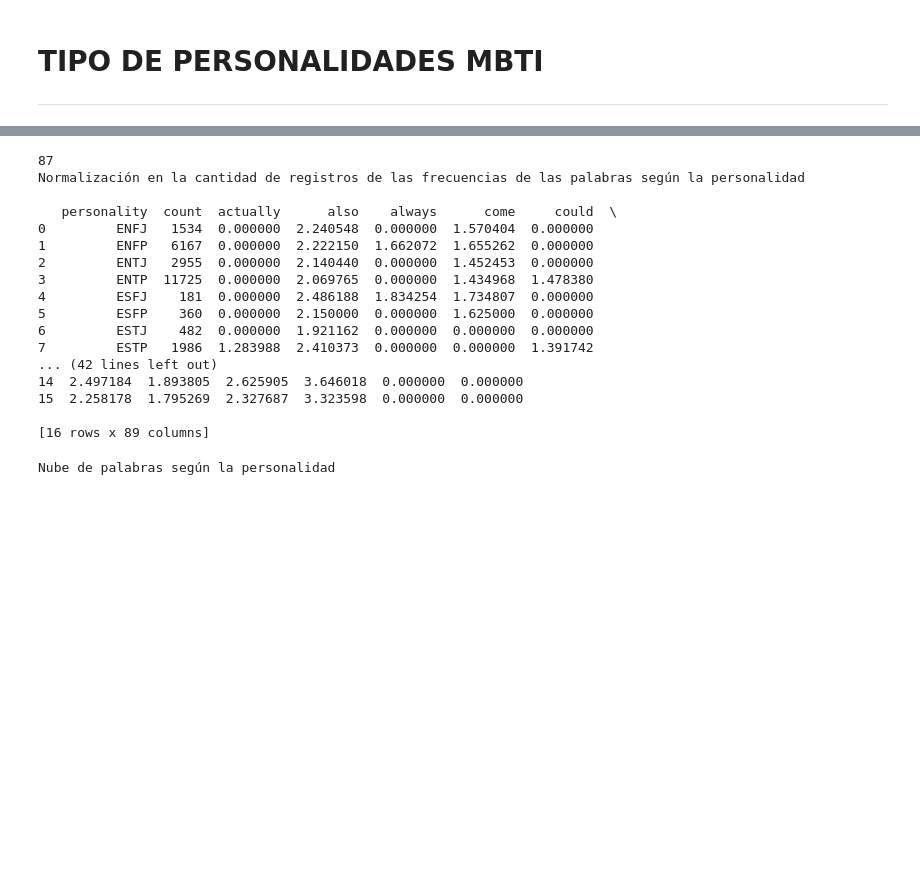
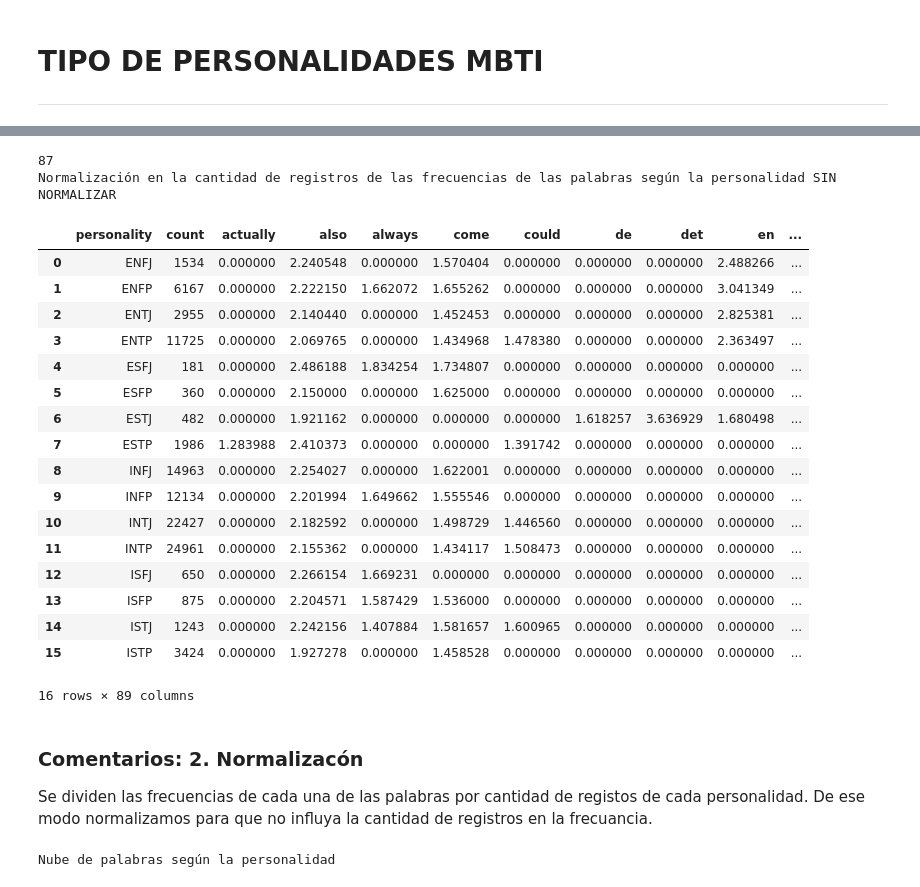
Before and after one commit to Carolina-Bolatti/Pro.Fin.-Proces.Datos, a Jupyter notebook: src/CarolinaBolatti_MBTI.ipynb, the cells around one changed output, grey strips where cells are left out. Cells and saved outputs as stored; diff of their text form; code cells hidden in the pictures; blank space fills up the shorter version.

Commit message:
Preprocesamiento Comentarios y Conclusion

```diff
--- a/src/CarolinaBolatti_MBTI.ipynb
+++ b/src/CarolinaBolatti_MBTI.ipynb
@@ -41,32 +102,38 @@ Dataset MBTI preprocesado de tipo de presonalidades
 # %%
 # normalizacion
 palabras = ['actually','also','always','come','could','de','det','en','enfj','enfp','entj','entp','er','esfj','esfp','estj','estp','even','fe','feel','fi','find','friend','function','german','germany','get','give','go','good','help','ikke','infj','infp','interest','intj','intp','isfj','isfp','istj','istp','jeg','know','life','like','lol','look','lot','love','make','mean','much','need','og','one','people','person','pretty','really','right','say','se','see','seem','si','someone','something','still','take','talk','thank','thing','think','though','til','time','try','type','u','use','want','way','well','work','would','yeah','year']
 print(len(palabras))
 mbti = pd.read_csv('/content/drive/MyDrive/Colab Notebooks/MBTI500.data.enriched.txt', sep='\t')
 for palabra in palabras:
   mbti[palabra] = mbti[palabra] / mbti['count']
 
-print("Normalización en la cantidad de registros de las frecuencias de las palabras según la personalidad")
+print("Normalización en la cantidad de registros de las frecuencias de las palabras según la personalidad SIN NORMALIZAR")
 print()
-print(mbti)
+mbti
 # %% [output]
 87
-Normalización en la cantidad de registros de las frecuencias de las palabras según la personalidad
-
-   personality  count  actually      also    always      come     could  \
-0         ENFJ   1534  0.000000  2.240548  0.000000  1.570404  0.000000
-1         ENFP   6167  0.000000  2.222150  1.662072  1.655262  0.000000
-2         ENTJ   2955  0.000000  2.140440  0.000000  1.452453  0.000000
-3         ENTP  11725  0.000000  2.069765  0.000000  1.434968  1.478380
-4         ESFJ    181  0.000000  2.486188  1.834254  1.734807  0.000000
-5         ESFP    360  0.000000  2.150000  0.000000  1.625000  0.000000
-6         ESTJ    482  0.000000  1.921162  0.000000  0.000000  0.000000
-7         ESTP   1986  1.283988  2.410373  0.000000  0.000000  1.391742
-... (42 lines left out)
-14  2.497184  1.893805  2.625905  3.646018  0.000000  0.000000
-15  2.258178  1.795269  2.327687  3.323598  0.000000  0.000000
-
-[16 rows x 89 columns]
+Normalización en la cantidad de registros de las frecuencias de las palabras según la personalidad SIN NORMALIZAR
+|  | personality | count | actually | also | always | come | could | de | det | en | ... |
+| 0 | ENFJ | 1534 | 0.000000 | 2.240548 | 0.000000 | 1.570404 | 0.000000 | 0.000000 | 0.000000 | 2.488266 | ... |
+| 1 | ENFP | 6167 | 0.000000 | 2.222150 | 1.662072 | 1.655262 | 0.000000 | 0.000000 | 0.000000 | 3.041349 | ... |
+| 2 | ENTJ | 2955 | 0.000000 | 2.140440 | 0.000000 | 1.452453 | 0.000000 | 0.000000 | 0.000000 | 2.825381 | ... |
+| 3 | ENTP | 11725 | 0.000000 | 2.069765 | 0.000000 | 1.434968 | 1.478380 | 0.000000 | 0.000000 | 2.363497 | ... |
+| 4 | ESFJ | 181 | 0.000000 | 2.486188 | 1.834254 | 1.734807 | 0.000000 | 0.000000 | 0.000000 | 0.000000 | ... |
+| 5 | ESFP | 360 | 0.000000 | 2.150000 | 0.000000 | 1.625000 | 0.000000 | 0.000000 | 0.000000 | 0.000000 | ... |
+| 6 | ESTJ | 482 | 0.000000 | 1.921162 | 0.000000 | 0.000000 | 0.000000 | 1.618257 | 3.636929 | 1.680498 | ... |
+| 7 | ESTP | 1986 | 1.283988 | 2.410373 | 0.000000 | 0.000000 | 1.391742 | 0.000000 | 0.000000 | 0.000000 | ... |
+| 8 | INFJ | 14963 | 0.000000 | 2.254027 | 0.000000 | 1.622001 | 0.000000 | 0.000000 | 0.000000 | 0.000000 | ... |
+| 9 | INFP | 12134 | 0.000000 | 2.201994 | 1.649662 | 1.555546 | 0.000000 | 0.000000 | 0.000000 | 0.000000 | ... |
+| 10 | INTJ | 22427 | 0.000000 | 2.182592 | 0.000000 | 1.498729 | 1.446560 | 0.000000 | 0.000000 | 0.000000 | ... |
+| 11 | INTP | 24961 | 0.000000 | 2.155362 | 0.000000 | 1.434117 | 1.508473 | 0.000000 | 0.000000 | 0.000000 | ... |
+| 12 | ISFJ | 650 | 0.000000 | 2.266154 | 1.669231 | 0.000000 | 0.000000 | 0.000000 | 0.000000 | 0.000000 | ... |
+| 13 | ISFP | 875 | 0.000000 | 2.204571 | 1.587429 | 1.536000 | 0.000000 | 0.000000 | 0.000000 | 0.000000 | ... |
+| 14 | ISTJ | 1243 | 0.000000 | 2.242156 | 1.407884 | 1.581657 | 1.600965 | 0.000000 | 0.000000 | 0.000000 | ... |
+| 15 | ISTP | 3424 | 0.000000 | 1.927278 | 0.000000 | 1.458528 | 0.000000 | 0.000000 | 0.000000 | 0.000000 | ... |
+16 rows × 89 columns
+# %% [markdown]
+### Comentarios: 2. Normalizacón
+Se dividen las frecuencias de cada una de las palabras por cantidad de registos de cada personalidad. De ese modo normalizamos para que no influya la cantidad de registros en la frecuancia.
 # %%
 from wordcloud import WordCloud
 import matplotlib.pyplot as plt
```
Also changed, not shown: parts of 7 cells of this notebook, 1 other file.
